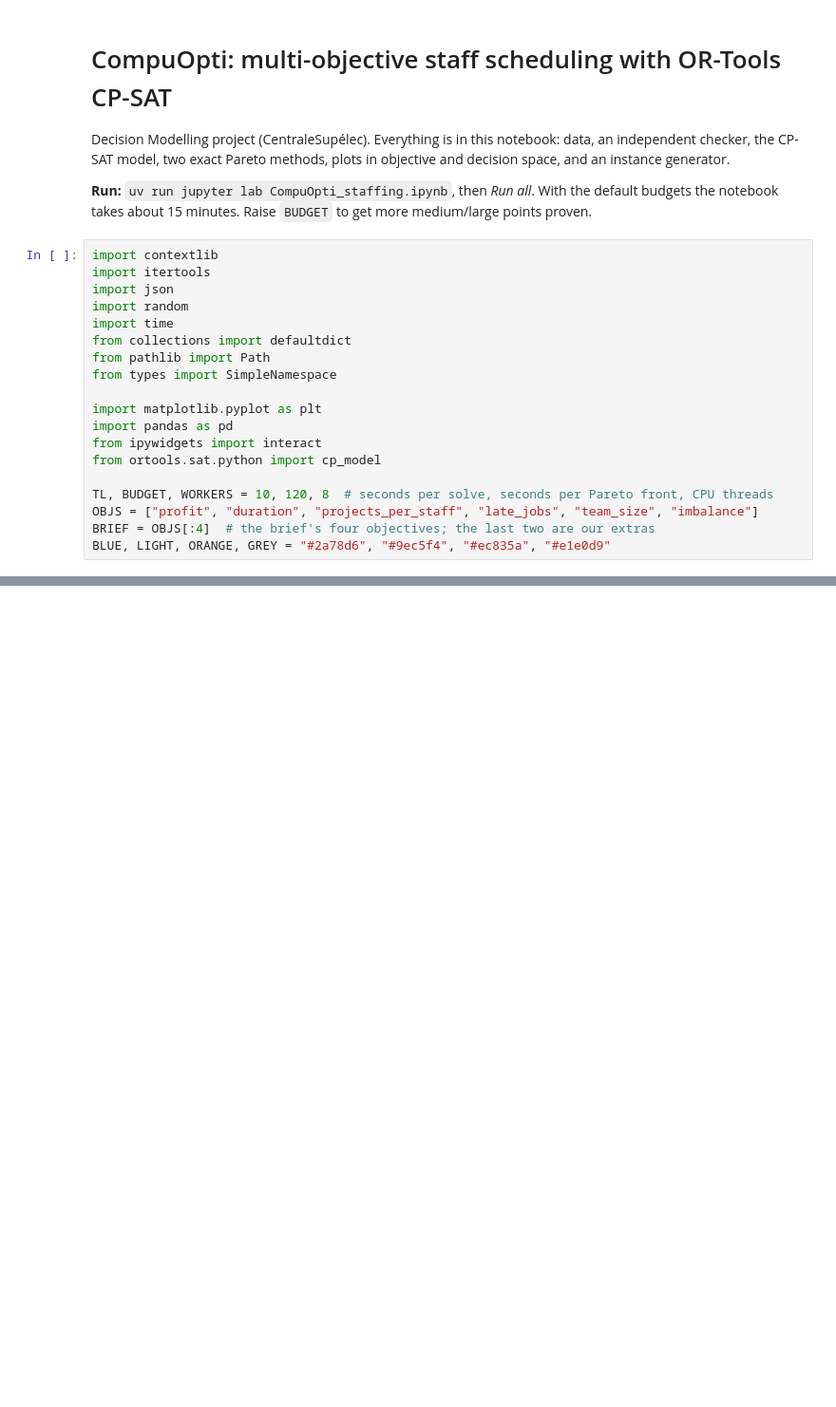
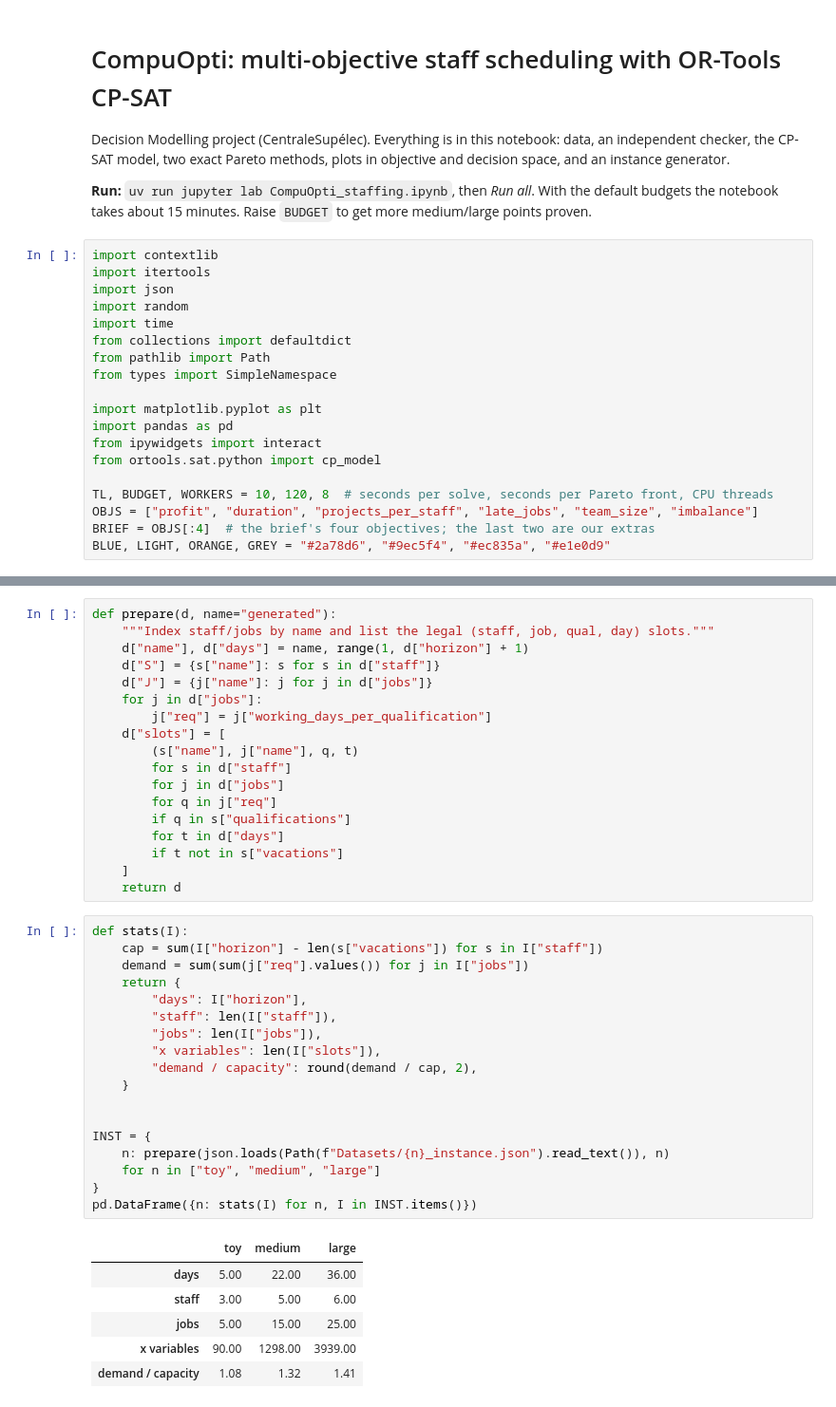
Before and after one commit to amithkm9/Decision_Modeling, a Jupyter notebook: CompuOpti_staffing.ipynb, the cells around one changed output, grey strips where cells are left out. Shown at 95% size. Drawn from its saved outputs; the diff is of its cells as text; blank space fills up the shorter version.

Commit message:
Load instances

```diff
--- a/CompuOpti_staffing.ipynb
+++ b/CompuOpti_staffing.ipynb
@@ -28,0 +40,43 @@ BLUE, LIGHT, ORANGE, GREY = "#2a78d6", "#9ec5f4", "#ec835a", "#e1e0d9"
+# %%
+def prepare(d, name="generated"):
+    """Index staff/jobs by name and list the legal (staff, job, qual, day) slots."""
+    d["name"], d["days"] = name, range(1, d["horizon"] + 1)
+    d["S"] = {s["name"]: s for s in d["staff"]}
+    d["J"] = {j["name"]: j for j in d["jobs"]}
+    for j in d["jobs"]:
+        j["req"] = j["working_days_per_qualification"]
+    d["slots"] = [
+        (s["name"], j["name"], q, t)
+        for s in d["staff"]
+        for j in d["jobs"]
+        for q in j["req"]
+        if q in s["qualifications"]
+        for t in d["days"]
+        if t not in s["vacations"]
+    ]
+    return d
+# %%
+def stats(I):
+    cap = sum(I["horizon"] - len(s["vacations"]) for s in I["staff"])
+    demand = sum(sum(j["req"].values()) for j in I["jobs"])
+    return {
+        "days": I["horizon"],
+        "staff": len(I["staff"]),
+        "jobs": len(I["jobs"]),
+        "x variables": len(I["slots"]),
+        "demand / capacity": round(demand / cap, 2),
+    }
+
+
+INST = {
+    n: prepare(json.loads(Path(f"Datasets/{n}_instance.json").read_text()), n)
+    for n in ["toy", "medium", "large"]
+}
+pd.DataFrame({n: stats(I) for n, I in INST.items()})
+# %% [output]
+|  | toy | medium | large |
+| days | 5.00 | 22.00 | 36.00 |
+| staff | 3.00 | 5.00 | 6.00 |
+| jobs | 5.00 | 15.00 | 25.00 |
+| x variables | 90.00 | 1298.00 | 3939.00 |
+| demand / capacity | 1.08 | 1.32 | 1.41 |
```
Also changed, not shown: parts of 1 cell of this notebook.
